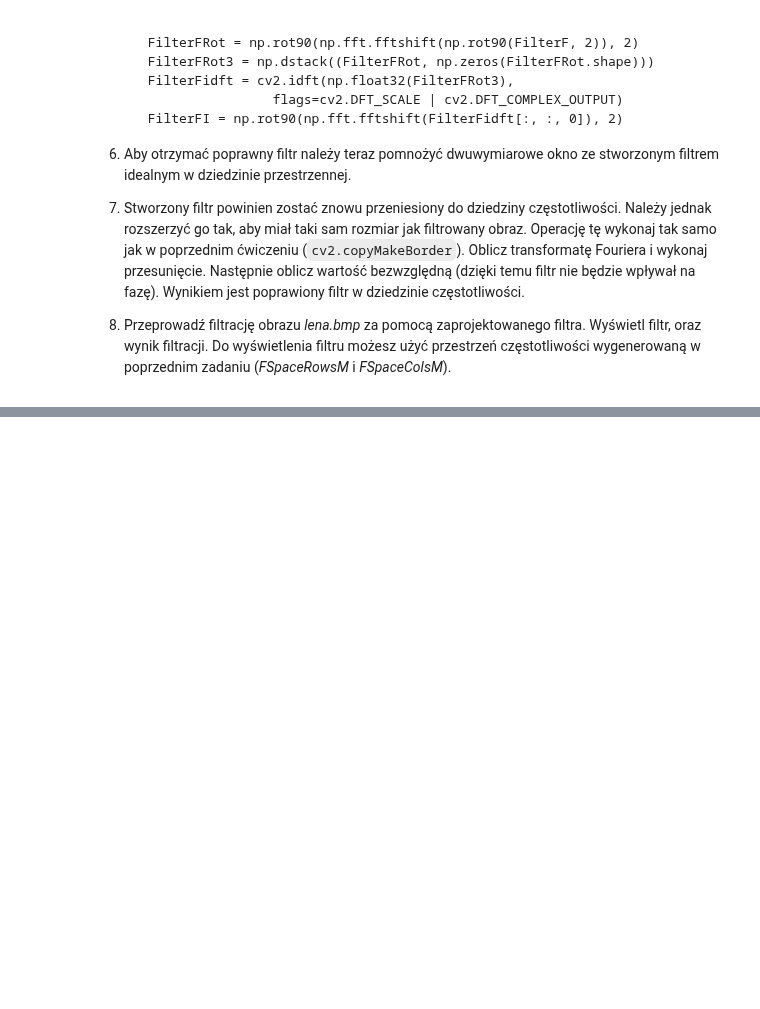
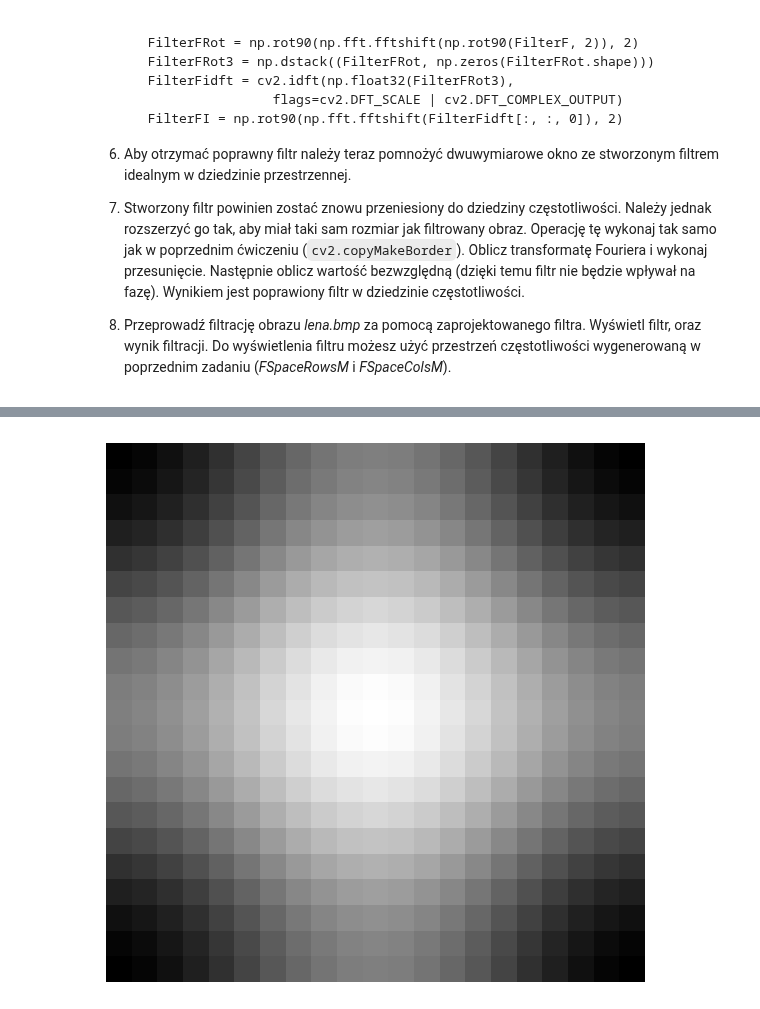
Before and after one commit to sQbanv/Introduction-to-Digital-Image-Processing, a Jupyter notebook: Transformata Fouriera dla obrazów cyfrowych. Filtracja w dziedzinie częstotliwości/08_Fourier_HW.ipynb, the cells around one changed output, grey strips where cells are left out. Cells and saved outputs as stored; diff of their text form; code cells hidden in the pictures; blank space fills up the shorter version.

```diff
--- a/Transformata Fouriera dla obrazów cyfrowych. Filtracja w dziedzinie częstotliwości/08_Fourier_HW.ipynb
+++ b/Transformata Fouriera dla obrazów cyfrowych. Filtracja w dziedzinie częstotliwości/08_Fourier_HW.ipynb
@@ -53,0 +90,9 @@ for fileName in fileNames:
+# %%
+FilterFRot = np.rot90(np.fft.fftshift(np.rot90(FilterF, 2)), 2)
+FilterFRot3 = np.dstack((FilterFRot, np.zeros(FilterFRot.shape)))
+FilterFidft = cv2.idft(np.float32(FilterFRot3), flags=cv2.DFT_SCALE | cv2.DFT_COMPLEX_OUTPUT)
+FilterFI = np.rot90(np.fft.fftshift(FilterFidft[:, :, 0]), 2)
+
+draw_img(FilterFI)
+# %% [output]
+[figure, added]
```
Also changed, not shown: parts of 8 cells of this notebook.
